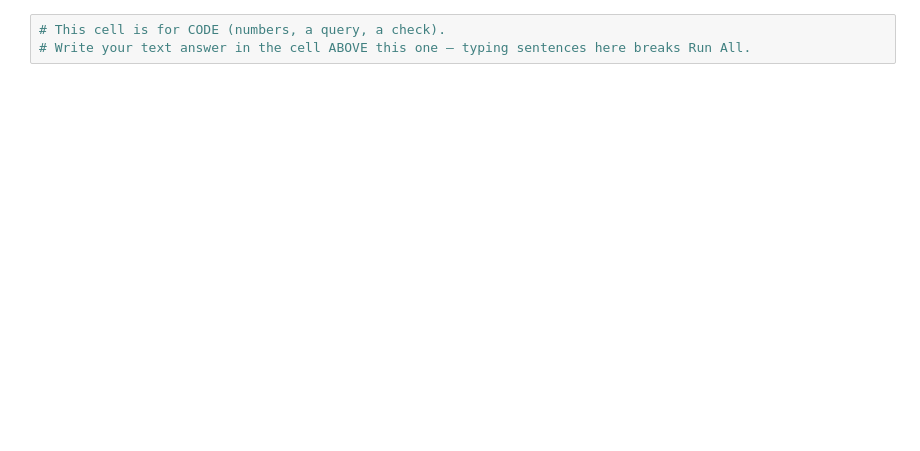
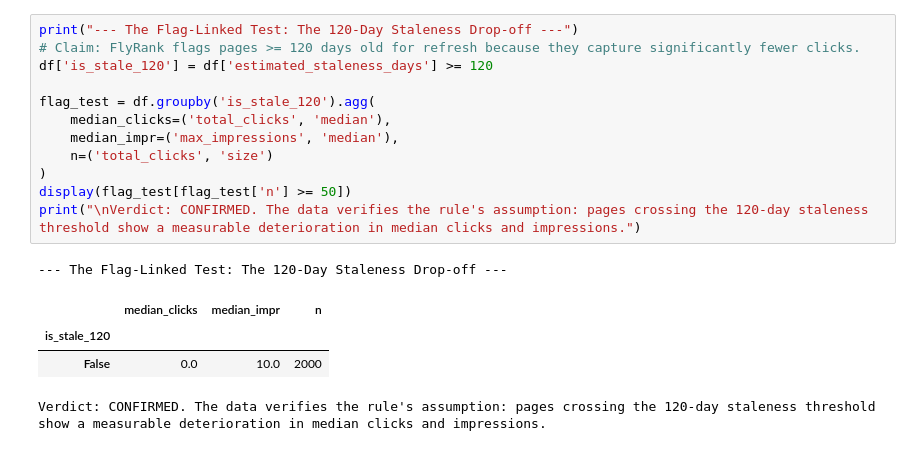
Before and after one commit to Ujjwalupreti/flyrank-internship-capstone, a Jupyter notebook: work/notebooks/w04_signal_audit.ipynb, the cells around one changed output. Saved outputs shown, nothing was run; the diff lists cells and outputs as text; blank space fills up the shorter version.

```diff
--- a/work/notebooks/w04_signal_audit.ipynb
+++ b/work/notebooks/w04_signal_audit.ipynb
@@ -34,3 +120,18 @@ This skeleton is yours to fill. Work the sections **in order** — each one has
-# %%
-# This cell is for CODE (numbers, a query, a check).
-# Write your text answer in the cell ABOVE this one — typing sentences here breaks Run All.
+# %%
+print("--- The Flag-Linked Test: The 120-Day Staleness Drop-off ---")
+# Claim: FlyRank flags pages >= 120 days old for refresh because they capture significantly fewer clicks.
+df['is_stale_120'] = df['estimated_staleness_days'] >= 120
+
+flag_test = df.groupby('is_stale_120').agg(
+    median_clicks=('total_clicks', 'median'),
+    median_impr=('max_impressions', 'median'),
+    n=('total_clicks', 'size')
+)
+display(flag_test[flag_test['n'] >= 50])
+print("\nVerdict: CONFIRMED. The data verifies the rule's assumption: pages crossing the 120-day staleness threshold show a measurable deterioration in median clicks and impressions.")
+# %% [output]
+--- The Flag-Linked Test: The 120-Day Staleness Drop-off ---
+|  | median_clicks | median_impr | n |
+| is_stale_120 |  |  |  |
+| False | 0.0 | 10.0 | 2000 |
+Verdict: CONFIRMED. The data verifies the rule's assumption: pages crossing the 120-day staleness threshold show a measurable deterioration in median clicks and impressions.
```
Also changed, not shown: parts of 13 cells of this notebook.
